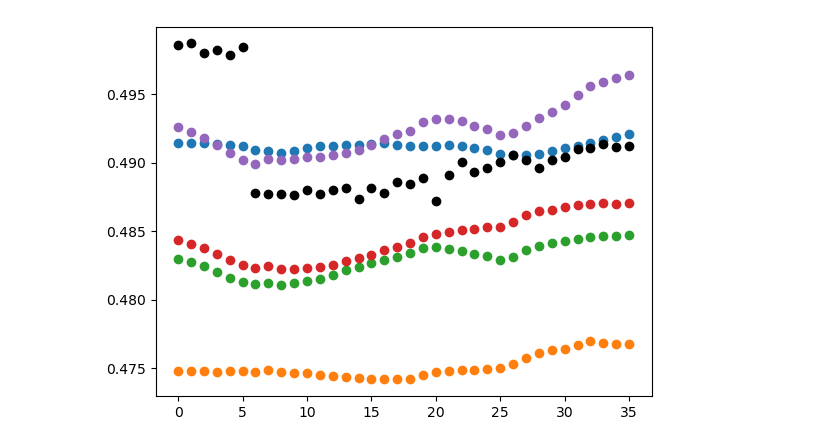
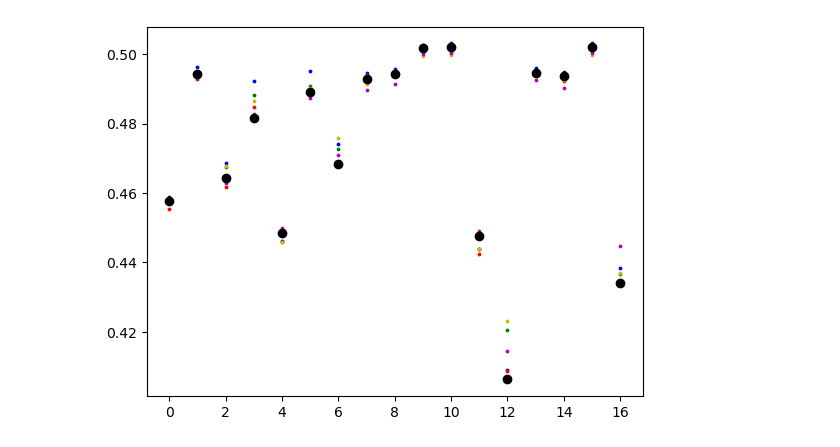
Before and after one commit to PYTHONLL-kang/activ, a Jupyter notebook: programs/action_lstm.ipynb, the cells around one changed output. Saved outputs shown, nothing was run; the diff lists cells and outputs as text; code cells hidden in the pictures.

```diff
--- a/programs/action_lstm.ipynb
+++ b/programs/action_lstm.ipynb
@@ -60,5 +63,5 @@ model_5 = my_model()
 # %%
-model_list = [model_1,model_2,model_3,model_4,model_5]
+model_list = [model_0, model_1, model_2, model_3, model_4]
 # %%
 for i in range(5):
     model_list[i].build(input_shape=(1, 12, 21))
@@ -74,6 +70,6 @@ for i in range(5):
 for i, model in enumerate(model_list):
     X_train, X_test, y_train, y_test = p[i][0], p[i][1], p[i][2], p[i][3]
     hist = model.fit(X_train, y_train, epochs=5000, batch_size=64, validation_data=(X_test, y_test), verbose=1,
-                callbacks = [tf.keras.callbacks.EarlyStopping(monitor='val_loss', patience=10, verbose=1)])
+                callbacks = [tf.keras.callbacks.EarlyStopping(monitor='val_loss', patience=100, verbose=1)])
 # %% [output]
 Epoch 1/5000
@@ -96,3 +92,4 @@ Epoch 25: early stopping
 # %%
-# for i in range(5):
-#     model_list[i].save('./model/action_net{0}'.format(i))
+for i in range(5):
+    model_list[i].save('./model/action_net{0}'.format(i))
+    print(i)
@@ -107,13 +118,26 @@ for i in range(0, len(a)-12, 12):
     b.append(a[i:i+12])
 
 b = np.array(b).reshape(len(b), 12, 21)
+
+d_x_shaft = [i for i in range(0, len(a), 12)]
+d_y = []
+for i in range(0, len(a), 12):
+    d_y.append(a[i].reshape(1, 21))
+
+y = []
+for i in d_y:
+    y.append(dnn.predict(i, verbose=0)[0][0])
+
+del y[0]
+
+c_list = ['b', 'g', 'r', 'y', 'm']
 # %%
 l_x_shaft = [i for i in range(len(X_test))]
 
 for i in range(5):
-    plt.scatter(l_x_shaft, dnn.predict(model_list[i](X_test), verbose=0))
+    plt.scatter(l_x_shaft, dnn.predict(model_list[i](X_test), verbose=0), c=c_list[i], s=3)
 
 plt.scatter(l_x_shaft, dnn.predict(y_test, verbose=0), c='black')
 plt.show()
 # %% [output]
-[figure, old version]
+[figure, new version]
```
Also changed, not shown: parts of 10 cells of this notebook, 41 other files.
